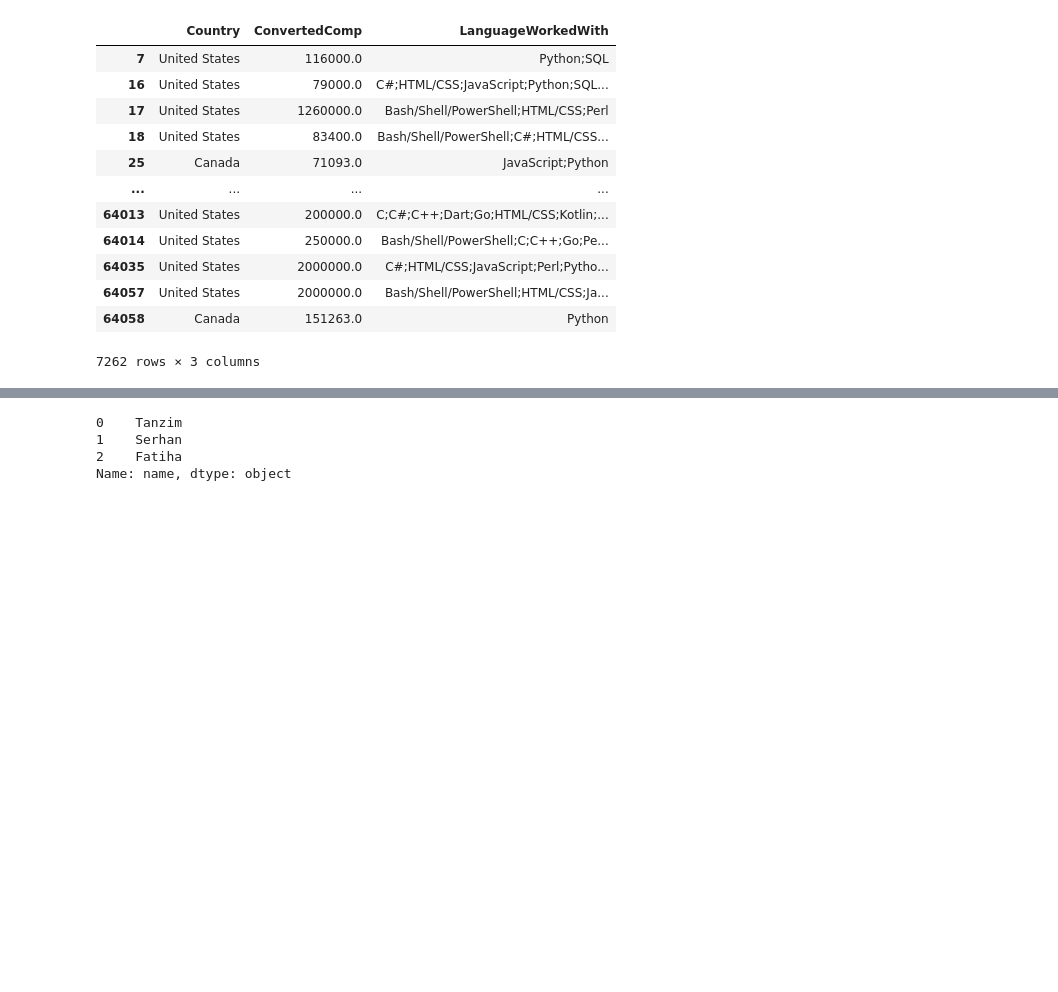
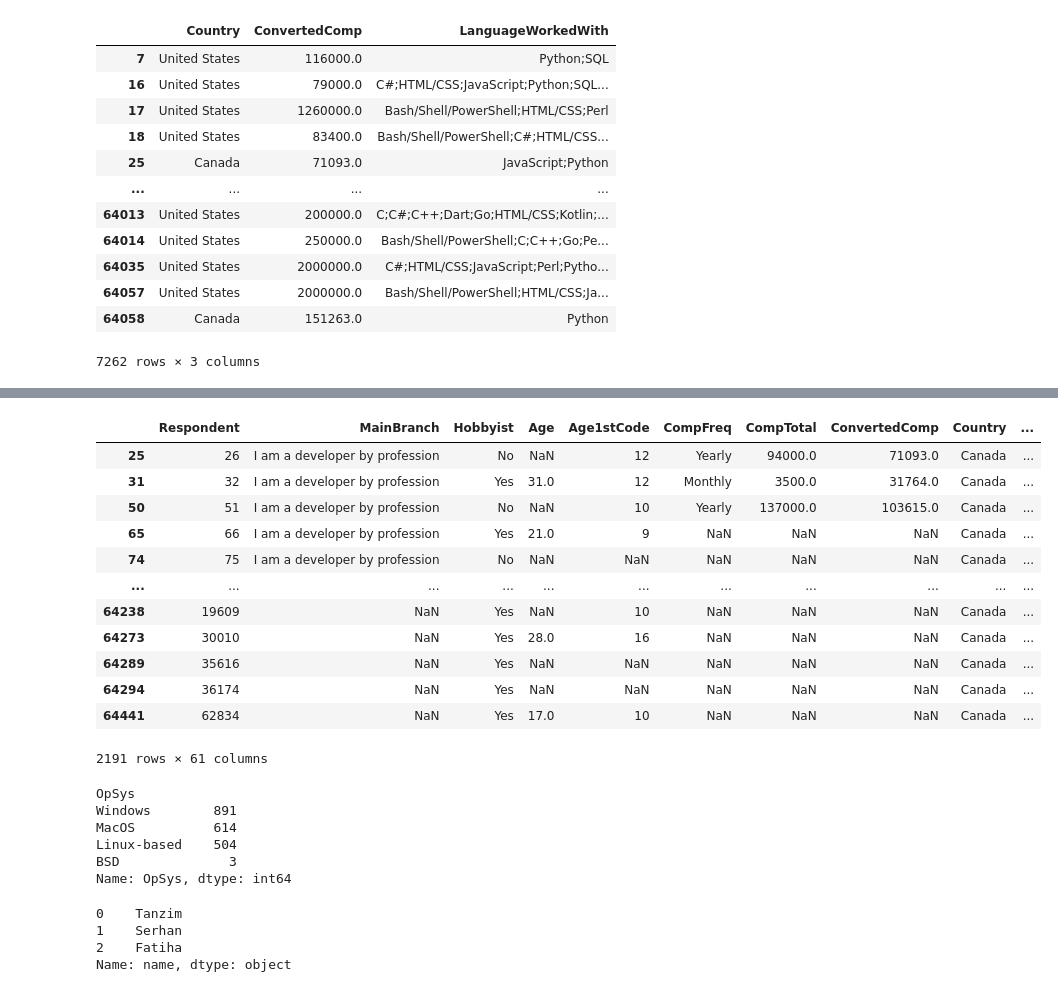
Before and after one commit to tahmid-tanzim/laravel-5-fundamentals, a Jupyter notebook: Pandas_Workspace.ipynb, the cells around one changed output, grey strips where cells are left out. Drawn from its saved outputs; the diff is of its cells as text; code cells hidden in the pictures; blank space fills up the shorter version.

Commit message:
Grouping and Aggregating - Analyzing and Exploring Your Data

```diff
--- a/Pandas_Workspace.ipynb
+++ b/Pandas_Workspace.ipynb
@@ -100,3 +126,30 @@ df.loc[
+# %%
+country_grp = df.groupby(['Country'])
+# %%
+country_grp.get_group('Canada')
+# %% [output]
+|  | Respondent | MainBranch | Hobbyist | Age | Age1stCode | CompFreq | CompTotal | ConvertedComp | Country | ... |
+| 25 | 26 | I am a developer by profession | No | NaN | 12 | Yearly | 94000.0 | 71093.0 | Canada | ... |
+| 31 | 32 | I am a developer by profession | Yes | 31.0 | 12 | Monthly | 3500.0 | 31764.0 | Canada | ... |
+| 50 | 51 | I am a developer by profession | No | NaN | 10 | Yearly | 137000.0 | 103615.0 | Canada | ... |
+| 65 | 66 | I am a developer by profession | Yes | 21.0 | 9 | NaN | NaN | NaN | Canada | ... |
+| 74 | 75 | I am a developer by profession | No | NaN | NaN | NaN | NaN | NaN | Canada | ... |
+| ... | ... | ... | ... | ... | ... | ... | ... | ... | ... | ... |
+| 64238 | 19609 | NaN | Yes | NaN | 10 | NaN | NaN | NaN | Canada | ... |
+| 64273 | 30010 | NaN | Yes | 28.0 | 16 | NaN | NaN | NaN | Canada | ... |
+| 64289 | 35616 | NaN | Yes | NaN | NaN | NaN | NaN | NaN | Canada | ... |
+| 64294 | 36174 | NaN | Yes | NaN | NaN | NaN | NaN | NaN | Canada | ... |
+| 64441 | 62834 | NaN | Yes | 17.0 | 10 | NaN | NaN | NaN | Canada | ... |
+2191 rows × 61 columns
+# %%
+country_grp['OpSys'].value_counts().loc['Canada']
+# %% [output]
+OpSys
+Windows        891
+MacOS          614
+Linux-based    504
+BSD              3
+Name: OpSys, dtype: int64
 # %%
 # DataFrame is like Python Dictionary
 students = {
```
Also changed, not shown: parts of 28 cells of this notebook, 1 other file.
